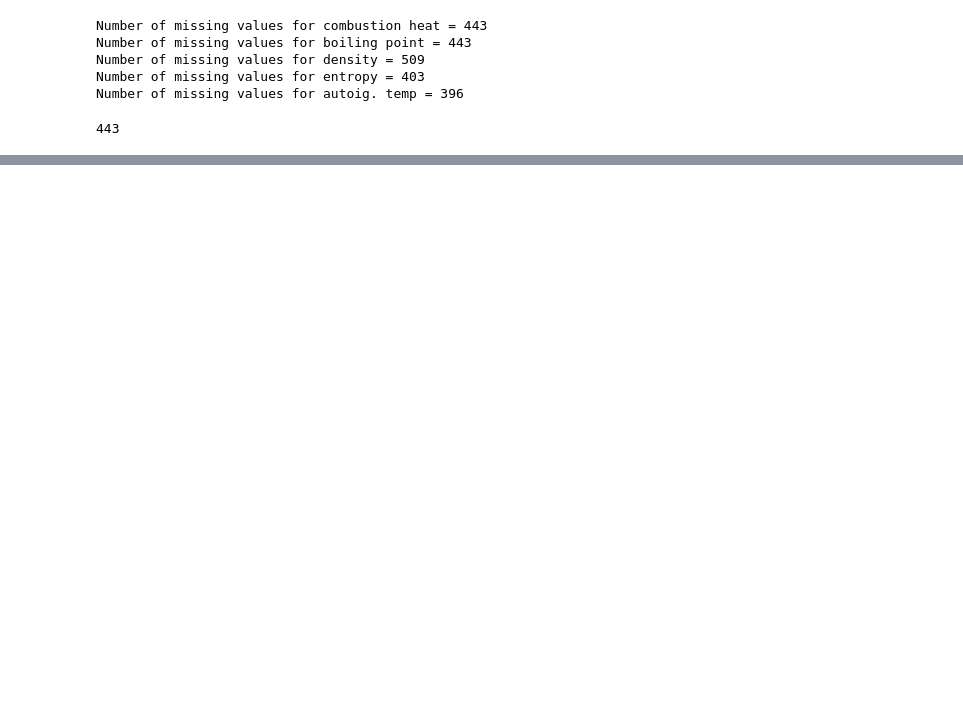
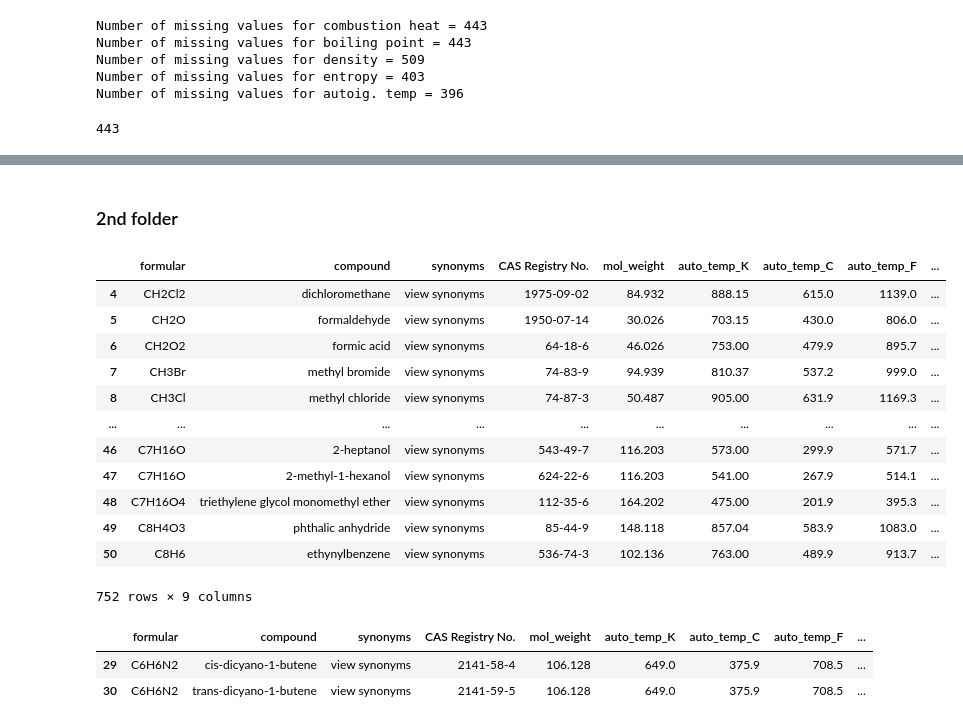
Before and after one commit to SergeyAnufriev/biofuels, a Jupyter notebook: Octane_and_phys_prop.ipynb, the cells around one changed output, grey strips where cells are left out. Saved outputs shown, nothing was run; the diff lists cells and outputs as text; code cells hidden in the pictures; blank space fills up the shorter version.

```diff
--- a/Octane_and_phys_prop.ipynb
+++ b/Octane_and_phys_prop.ipynb
@@ -57,0 +295,56 @@ octane.shape
+# %% [markdown]
+### 2nd folder
+# %%
+files_auto2    = glob.glob(r"C:\Users\zcemg08\Desktop\data\autoignit_temp\autoignition_compilation_2\*.csv")[1:]
+# %%
+def func_row_2(row):
+
+    vals_    = row.values[0].split(';')[:9]
+
+    x1       = str(vals_[0][1:-1])
+    x2       = str(vals_[1][1:-1])
+    x3       = str(vals_[2][1:-1])
+    x4       = str(vals_[3][1:-1])
+
+    x5       = to_float(vals_[4])
+    x6       = to_float(vals_[5])
+    x7       = to_float(vals_[6])
+    x8       = to_float(vals_[7])
+    x9       = to_float(vals_[8])
+
+    return x1,x2,x3,x4,x5,x6,x7,x8,x9
+# %%
+def clean_auto2(link_):
+
+    header = ['formular','compound','synonyms','CAS Registry No.',\
+             'mol_weight','auto_temp_K','auto_temp_C','auto_temp_F','code']
+
+    df     = pd.read_csv(link_,skiprows=[0,1,2,3],header=None,sep='delimiter')
+
+    df = df.drop([0,1,2,3],axis=0)
+    df.drop(df.tail(3).index,inplace=True)
+
+    df[header] = df.apply(func_row_2,axis=1,result_type='expand')
+
+    df = df.drop(0,axis=1)
+
+
+    return df
+# %%
+df_auto2 = pd.concat([clean_auto2(x) for x in files_auto2])
+# %%
+df_auto2
+# %% [output]
+|  | formular | compound | synonyms | CAS Registry No. | mol_weight | auto_temp_K | auto_temp_C | auto_temp_F | ... |
+| 4 | CH2Cl2 | dichloromethane | view synonyms | 1975-09-02 | 84.932 | 888.15 | 615.0 | 1139.0 | ... |
+| 5 | CH2O | formaldehyde | view synonyms | 1950-07-14 | 30.026 | 703.15 | 430.0 | 806.0 | ... |
+| 6 | CH2O2 | formic acid | view synonyms | 64-18-6 | 46.026 | 753.00 | 479.9 | 895.7 | ... |
+| 7 | CH3Br | methyl bromide | view synonyms | 74-83-9 | 94.939 | 810.37 | 537.2 | 999.0 | ... |
+| 8 | CH3Cl | methyl chloride | view synonyms | 74-87-3 | 50.487 | 905.00 | 631.9 | 1169.3 | ... |
+| ... | ... | ... | ... | ... | ... | ... | ... | ... | ... |
+| 46 | C7H16O | 2-heptanol | view synonyms | 543-49-7 | 116.203 | 573.00 | 299.9 | 571.7 | ... |
+| 47 | C7H16O | 2-methyl-1-hexanol | view synonyms | 624-22-6 | 116.203 | 541.00 | 267.9 | 514.1 | ... |
+| 48 | C7H16O4 | triethylene glycol monomethyl ether | view synonyms | 112-35-6 | 164.202 | 475.00 | 201.9 | 395.3 | ... |
+| 49 | C8H4O3 | phthalic anhydride | view synonyms | 85-44-9 | 148.118 | 857.04 | 583.9 | 1083.0 | ... |
+| 50 | C8H6 | ethynylbenzene | view synonyms | 536-74-3 | 102.136 | 763.00 | 489.9 | 913.7 | ... |
+752 rows × 9 columns
@@ -57,0 +357,6 @@ octane.shape
+# %%
+df_auto2.loc[df_auto2['SMILES'].isnull()]
+# %% [output]
+|  | formular | compound | synonyms | CAS Registry No. | mol_weight | auto_temp_K | auto_temp_C | auto_temp_F | ... |
+| 29 | C6H6N2 | cis-dicyano-1-butene | view synonyms | 2141-58-4 | 106.128 | 649.0 | 375.9 | 708.5 | ... |
+| 30 | C6H6N2 | trans-dicyano-1-butene | view synonyms | 2141-59-5 | 106.128 | 649.0 | 375.9 | 708.5 | ... |
```
Also changed, not shown: parts of 53 cells of this notebook, 1 other file.
